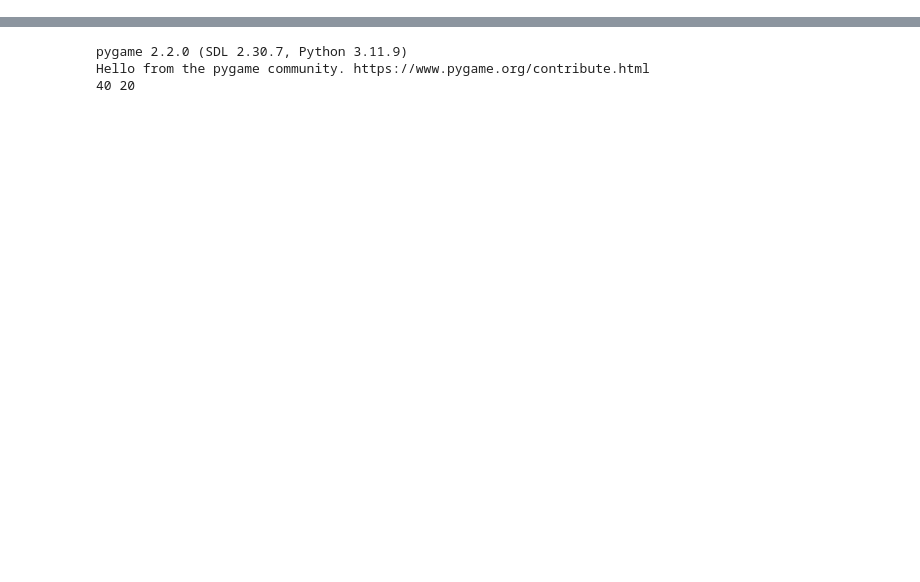
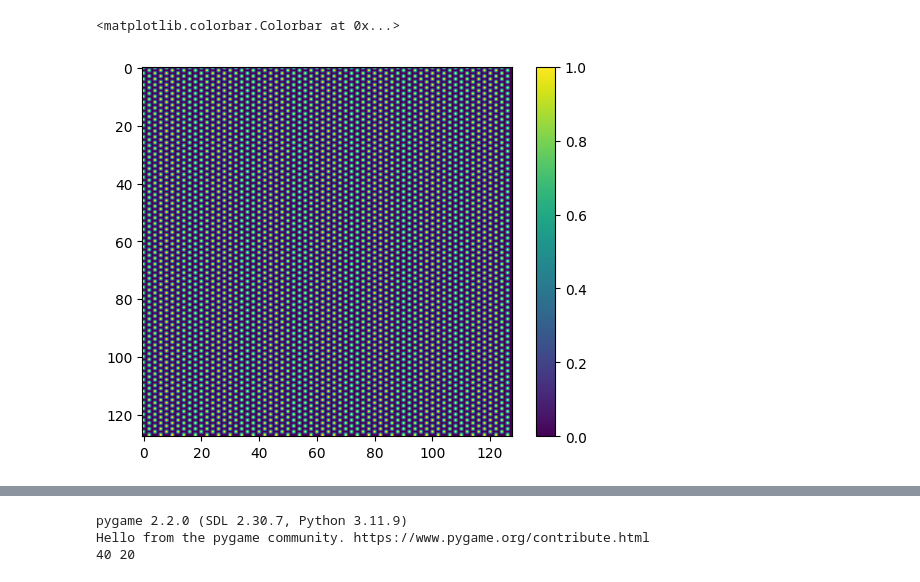
Before and after one commit to wellscrosby/GPU-Grid-Cells, a Jupyter notebook: grid_cells.ipynb, the cells around one changed output, grey strips where cells are left out. Cells and saved outputs as stored; diff of their text form; code cells hidden in the pictures; blank space fills up the shorter version.

```diff
--- a/grid_cells.ipynb
+++ b/grid_cells.ipynb
@@ -130,0 +237,7 @@ def find_peaks(x):
+# %%
+plt.imshow(masks[0].reshape((neural_sheet_width, neural_sheet_width)))
+# plt.imshow(masks[1, :].reshape((9, 9)))
+plt.colorbar()
+# %% [output]
+<matplotlib.colorbar.Colorbar at 0x...>
+[figure, added]
```
Also changed, not shown: parts of 18 cells of this notebook.
